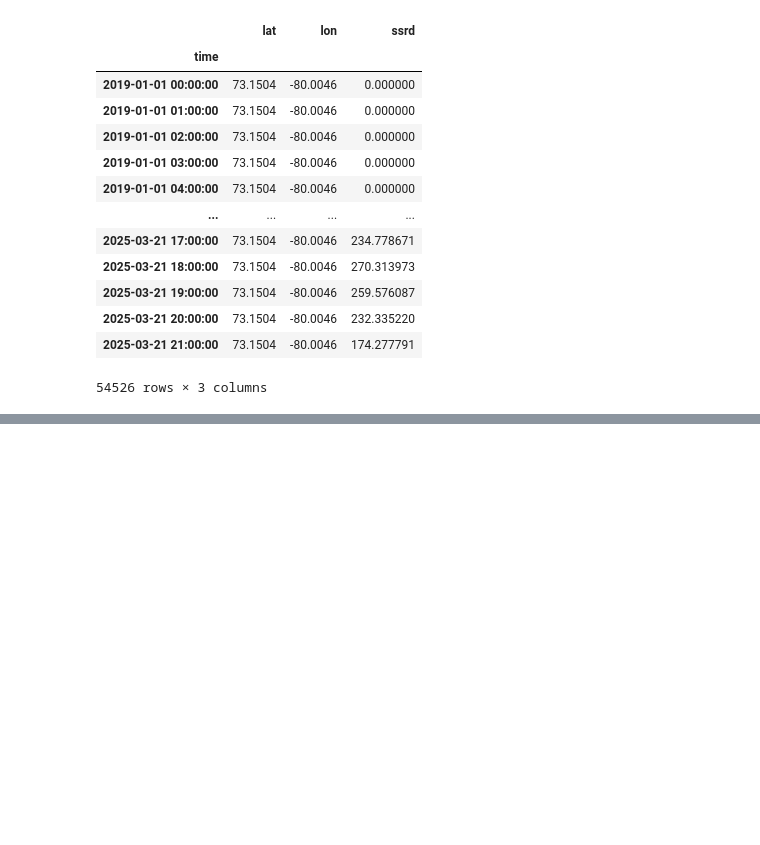
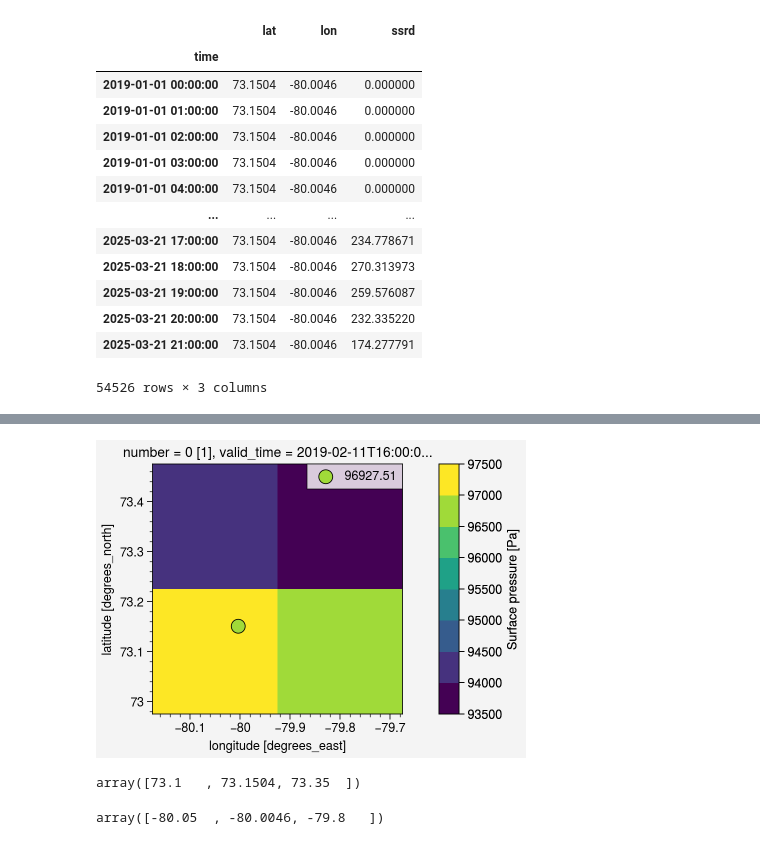
Before and after one commit to mickaellalande/SnowC2, a Jupyter notebook: CLASSIC/in_situ/SnowArctic/byl/ERA5.ipynb, the cells around one changed output, grey strips where cells are left out. Drawn from its saved outputs; the diff is of its cells as text; code cells hidden in the pictures; blank space fills up the shorter version.

```diff
--- a/CLASSIC/in_situ/SnowArctic/byl/ERA5.ipynb
+++ b/CLASSIC/in_situ/SnowArctic/byl/ERA5.ipynb
@@ -578,0 +702,34 @@ df_interp.to_csv(path+'/ERA5_h_ssrd_73.1504N_80.0046W_2019-2025_Bylot_interp_UTC
+# %%
+%matplotlib inline
+fig, ax = pplt.subplots()
+
+i_time = 1000
+pcolor = ds.sp[i_time].plot.pcolormesh(ax=ax)
+
+# Récupérer les limites de la colorbar
+vmin, vmax = pcolor.get_clim()
+
+value = ds_interp.sp.sel(latitude=lat, longitude=lon)[i_time].item()  # Valeur scalaire
+
+# Obtenir la couleur correspondante
+import matplotlib.colors as mcolors  # Utilisation de matplotlib pour normaliser
+norm = mcolors.Normalize(vmin=vmin, vmax=vmax)  # Normalisation correcte
+cmap = pcolor.get_cmap()
+color = cmap(norm(value))  # Convertir la valeur en couleur
+
+# Ajouter le point avec la bonne couleur
+ax.scatter(lon, lat, color=color, edgecolors="black", s=100, label=f"{value:.2f}")
+
+# Afficher la légende
+ax.legend()
+pplt.show()
+# %% [output]
+[figure, added]
+# %%
+ds_interp.latitude.values
+# %% [output]
+array([73.1   , 73.1504, 73.35  ])
+# %%
+ds_interp.longitude.values
+# %% [output]
+array([-80.05  , -80.0046, -79.8   ])
```
Also changed, not shown: parts of 20 cells of this notebook.
